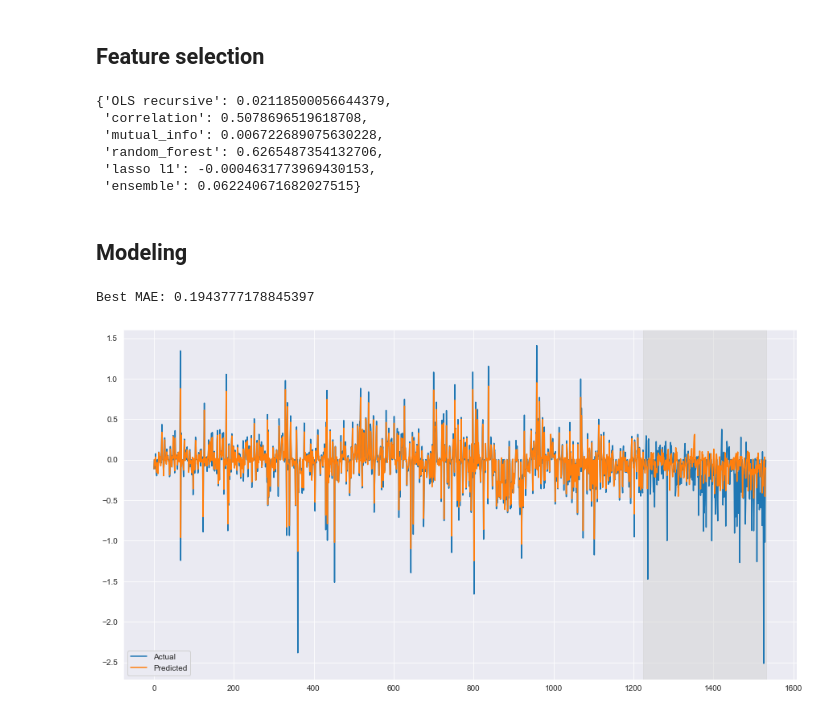
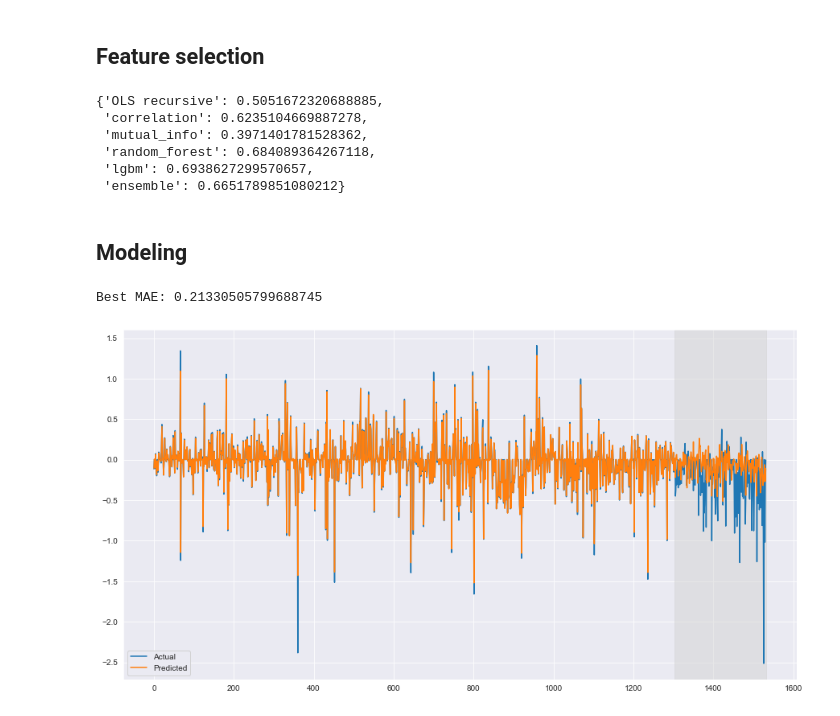
Before and after one commit to sleep3r/balance-ts, a Jupyter notebook: pipeline.ipynb, the cells around one changed output. Saved outputs shown, nothing was run; the diff lists cells and outputs as text; code cells hidden in the pictures.

```diff
--- a/pipeline.ipynb
+++ b/pipeline.ipynb
@@ -70,18 +69,24 @@ stability = test_stability(X, y, n_iterations=15)
-# %%
-stability
-# %% [output]
-{'OLS recursive': 0.02118500056644379,
- 'correlation': 0.5078696519618708,
- 'mutual_info': 0.006722689075630228,
- 'random_forest': 0.6265487354132706,
- 'lasso l1': -0.0004631773969430153,
- 'ensemble': 0.062240671682027515}
+# %%
+stability = test_stability(X, y, n_iterations=10)
+stability
+# %% [output]
+{'OLS recursive': 0.5051672320688885,
+ 'correlation': 0.6235104669887278,
+ 'mutual_info': 0.3971401781528362,
+ 'random_forest': 0.684089364267118,
+ 'lgbm': 0.6938627299570657,
+ 'ensemble': 0.6651789851080212}
 # %% [markdown]
 ## Modeling
 # %%
 from modules.train import train_model
 # %%
-model = train_model(X, y, test_size=0.2, visualize=True)
+model_params = {
+    "learning_rate": 0.1,
+    "n_estimators": 200,
+}
+
+model = train_model(X, y, test_size=0.15, visualize=True, **model_params)
 # %% [output]
-Best MAE: 0.1943777178845397
+Best MAE: 0.21330505799688745
-[figure, old version]
+[figure, new version]
```
Also changed, not shown: parts of 1 cell of this notebook, 1 other file.
